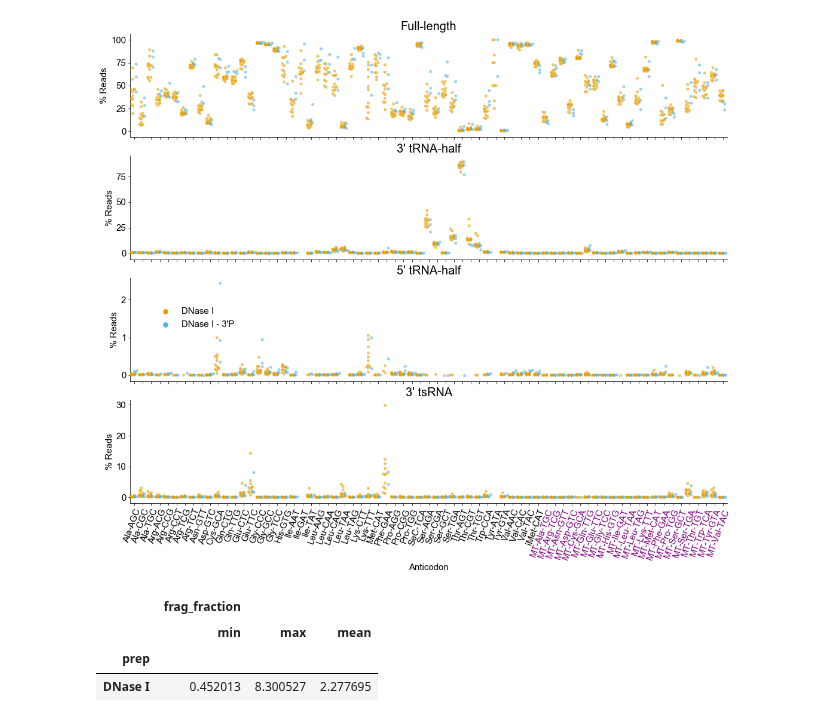
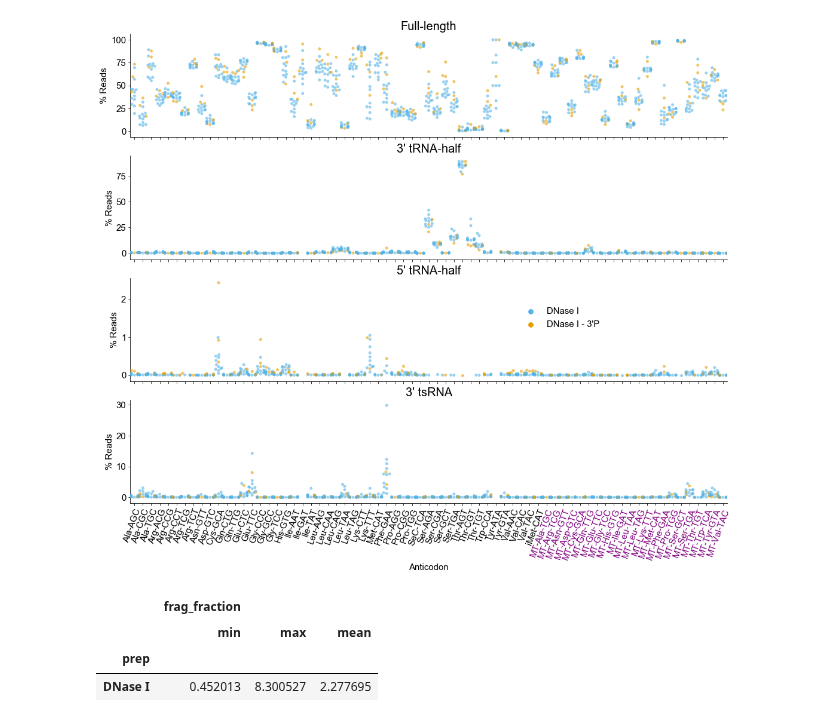
Before and after one commit to wckdouglas/cfNA, a Jupyter notebook: plots/plot_tsRNA.ipynb, the cells around one changed output. Drawn from its saved outputs; the diff is of its cells as text; code cells hidden in the pictures.

```diff
--- a/plots/plot_tsRNA.ipynb
+++ b/plots/plot_tsRNA.ipynb
@@ -106,33 +95,32 @@ anticodon = df.anticodon.unique().tolist()
 # %%
 p = sns.FacetGrid(data = df.pipe(lambda d: d[d.prep.isin(prep)]),
                 col = 'frag_type',
                 col_wrap=1,
                 col_order = tsRNA,
                 aspect=5,
                 sharey=False)
 p.map(sns.swarmplot,
       'anticodon',
       'frag_fraction',
       'prep',
       alpha=0.6,
       hue_order = prep,
       order = anticodon,
-      palette = okabeito_palette(),
-      dodge=True)
+      palette = okabeito_palette()[:2][::-1])#['#85a9e2','#f7cd62','red'])
 for ax in p.fig.axes:
     ax.set_xticklabels(ax.get_xticklabels(),
                       rotation=70,
                       ha = 'right',
                       rotation_mode='anchor')
     for xt in ax.get_xticklabels():
         if xt.get_text().startswith('MT'):
             xt.set_color('purple')
 p.set_titles('{col_name}', size=20)
-p.add_legend(fontsize=15, bbox_to_anchor=(0.2,0.5))
+p.add_legend(fontsize=15, bbox_to_anchor=(0.7,0.5))
 p.set_axis_labels('Anticodon', '% Reads')
 p.savefig(figure_path + '/tRNA_fragment_percentage.pdf', bbox_inches='tight')
 # %% [output]
-[figure, old version]
+[figure, new version]
 # %%
 df.query('frag_type == "Full-length" & prep == "DNase I" & aa == "Thr" & is_mt == ""') \
     .groupby('prep')\
```
Also changed, not shown: parts of 5 cells of this notebook, 7 other files.
